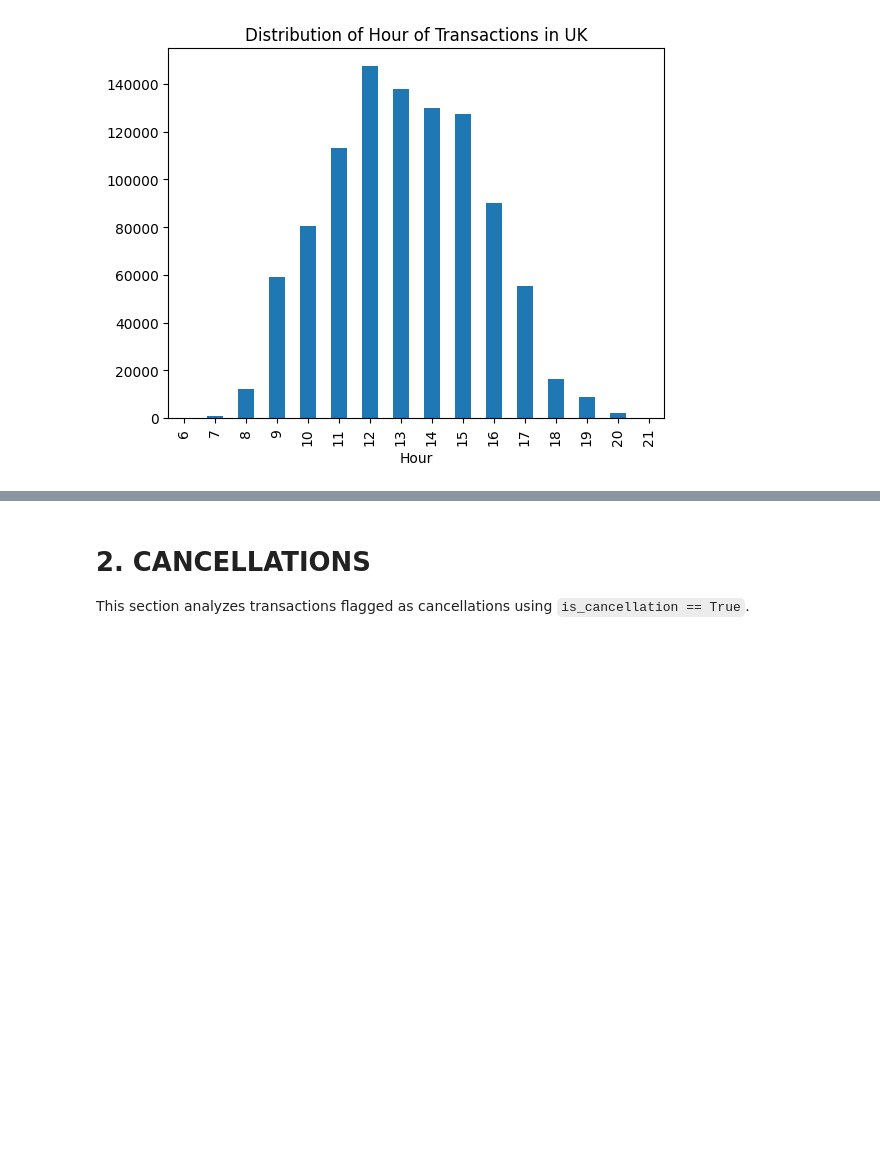
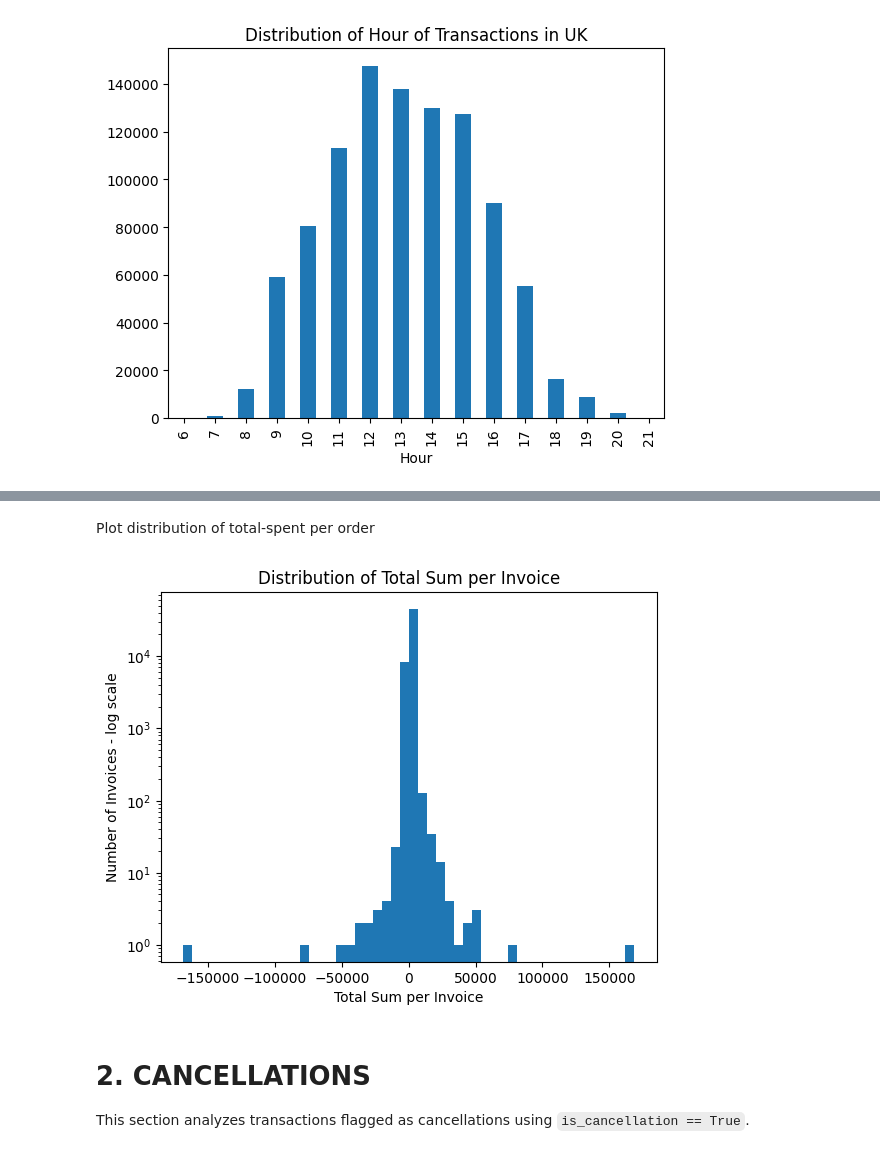
Before and after one commit to smnsht/unusual-customer-purchasing, a Jupyter notebook: notebooks/01_EDA.ipynb, the cells around one changed output, grey strips where cells are left out. Cells and saved outputs as stored; diff of their text form; code cells hidden in the pictures; blank space fills up the shorter version.

```diff
--- a/notebooks/01_EDA.ipynb
+++ b/notebooks/01_EDA.ipynb
@@ -167,3 +223,19 @@ df["Hour"].value_counts().sort_index().plot(
+# %% [markdown]
+Plot distribution of total-spent per order
+# %%
+# calculate total sum per invoice for each invoice: group by invoice, multiply quantity by price, and sum the total for each invoice
+df_total_per_invoice = df.groupby("Invoice").apply(
+    lambda x: (x["Quantity"] * x["Price"]).sum(), include_groups=False
+)
+
+# plot distribution of total sum per invoice (log scale)
+ax = df_total_per_invoice.plot(
+    kind="hist", bins=50, title="Distribution of Total Sum per Invoice", logy=True
+)
+ax.set_xlabel("Total Sum per Invoice")
+ax.set_ylabel("Number of Invoices - log scale");
+# %% [output]
+[figure, added]
 # %% [markdown]
 # 2. CANCELLATIONS
 
```
Also changed, not shown: parts of 23 cells of this notebook, 1 other file.
